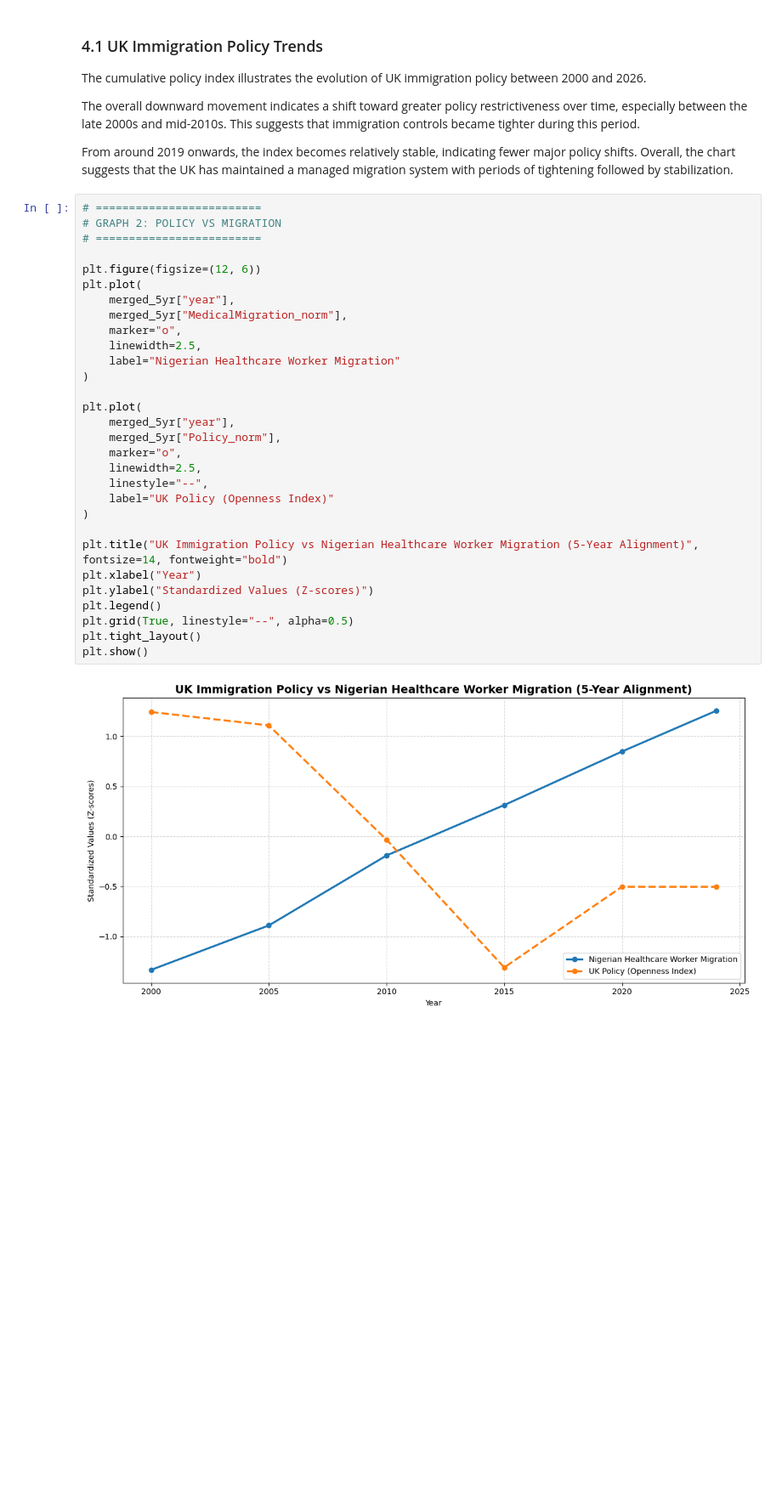
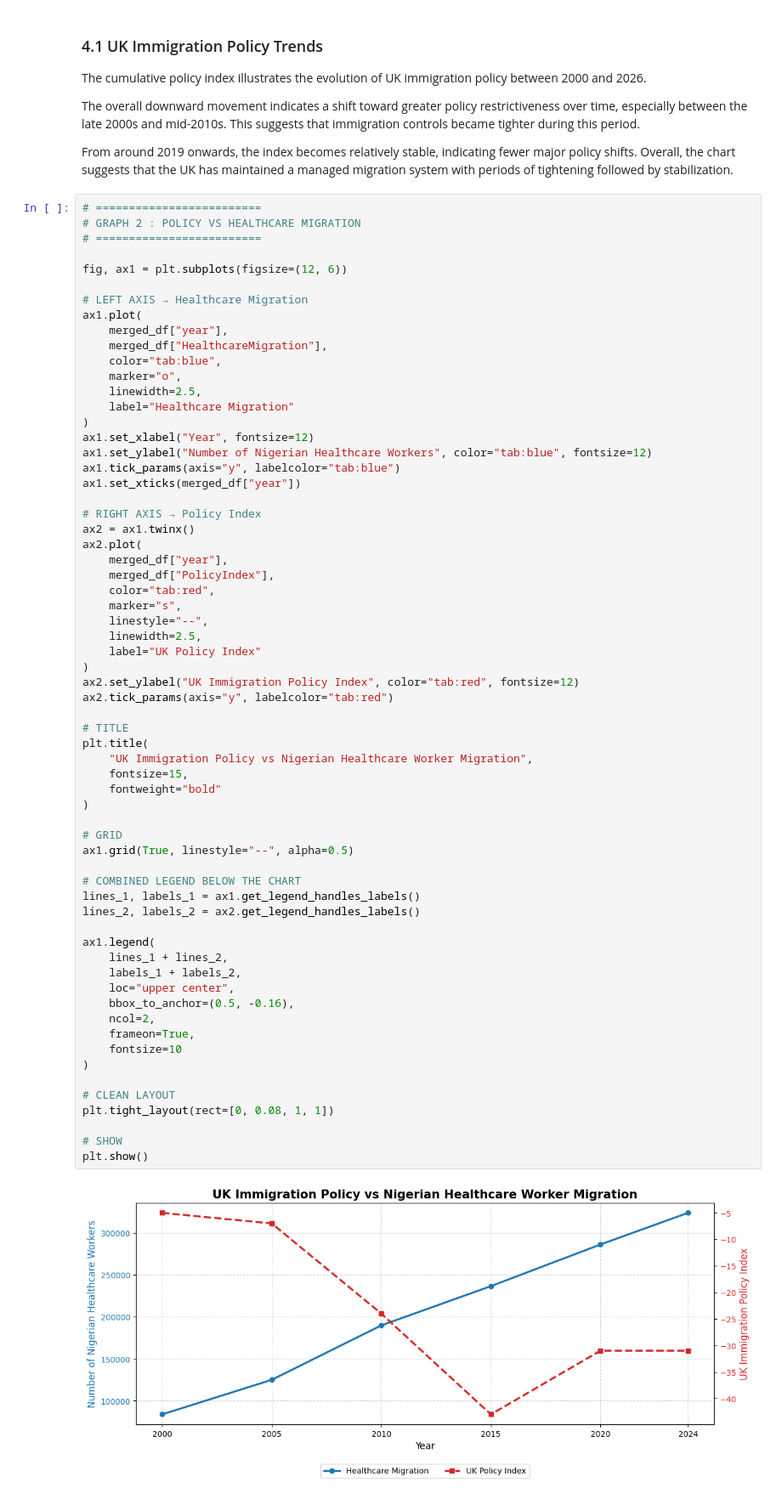
Before and after one commit to CU-S26-MSDSSB-DSCI-01-DataScienceLab/DataScienceLab_Migration, a Jupyter notebook: sec1.ipynb, the cells around one changed output. Shown at 85% size. Cells and saved outputs as stored; diff of their text form; blank space fills up the shorter version.

```diff
--- a/sec1.ipynb
+++ b/sec1.ipynb
@@ -389,36 +389,70 @@ The overall downward movement indicates a shift toward greater policy restrictiv
 From around 2019 onwards, the index becomes relatively stable, indicating fewer major policy shifts. Overall, the chart suggests that the UK has maintained a managed migration system with periods of tightening followed by stabilization.
 # %%
 # =========================
-# GRAPH 2: POLICY VS MIGRATION
+# GRAPH 2 : POLICY VS HEALTHCARE MIGRATION
 # =========================
 
-plt.figure(figsize=(12, 6))
-plt.plot(
-    merged_5yr["year"],
-    merged_5yr["MedicalMigration_norm"],
+fig, ax1 = plt.subplots(figsize=(12, 6))
+
+# LEFT AXIS → Healthcare Migration
+ax1.plot(
+    merged_df["year"],
+    merged_df["HealthcareMigration"],
+    color="tab:blue",
     marker="o",
     linewidth=2.5,
-    label="Nigerian Healthcare Worker Migration"
+    label="Healthcare Migration"
+)
+ax1.set_xlabel("Year", fontsize=12)
+ax1.set_ylabel("Number of Nigerian Healthcare Workers", color="tab:blue", fontsize=12)
+ax1.tick_params(axis="y", labelcolor="tab:blue")
+ax1.set_xticks(merged_df["year"])
+
+# RIGHT AXIS → Policy Index
+ax2 = ax1.twinx()
+ax2.plot(
+    merged_df["year"],
+    merged_df["PolicyIndex"],
+    color="tab:red",
+    marker="s",
+    linestyle="--",
+    linewidth=2.5,
+    label="UK Policy Index"
+)
+ax2.set_ylabel("UK Immigration Policy Index", color="tab:red", fontsize=12)
+ax2.tick_params(axis="y", labelcolor="tab:red")
+
+# TITLE
+plt.title(
+    "UK Immigration Policy vs Nigerian Healthcare Worker Migration",
+    fontsize=15,
+    fontweight="bold"
 )
 
-plt.plot(
-    merged_5yr["year"],
-    merged_5yr["Policy_norm"],
-    marker="o",
-    linewidth=2.5,
-    linestyle="--",
-    label="UK Policy (Openness Index)"
+# GRID
+ax1.grid(True, linestyle="--", alpha=0.5)
+
+# COMBINED LEGEND BELOW THE CHART
+lines_1, labels_1 = ax1.get_legend_handles_labels()
+lines_2, labels_2 = ax2.get_legend_handles_labels()
+
+ax1.legend(
+    lines_1 + lines_2,
+    labels_1 + labels_2,
+    loc="upper center",
+    bbox_to_anchor=(0.5, -0.16),
+    ncol=2,
+    frameon=True,
+    fontsize=10
 )
 
-plt.title("UK Immigration Policy vs Nigerian Healthcare Worker Migration (5-Year Alignment)", fontsize=14, fontweight="bold")
-plt.xlabel("Year")
-plt.ylabel("Standardized Values (Z-scores)")
-plt.legend()
-plt.grid(True, linestyle="--", alpha=0.5)
-plt.tight_layout()
+# CLEAN LAYOUT
+plt.tight_layout(rect=[0, 0.08, 1, 1])
+
+# SHOW
 plt.show()
 # %% [output]
-[figure, old version]
+[figure, new version]
 # %% [markdown]
 ### 4.2 Policy vs Nigerian Healthcare Worker Migration
 
```
